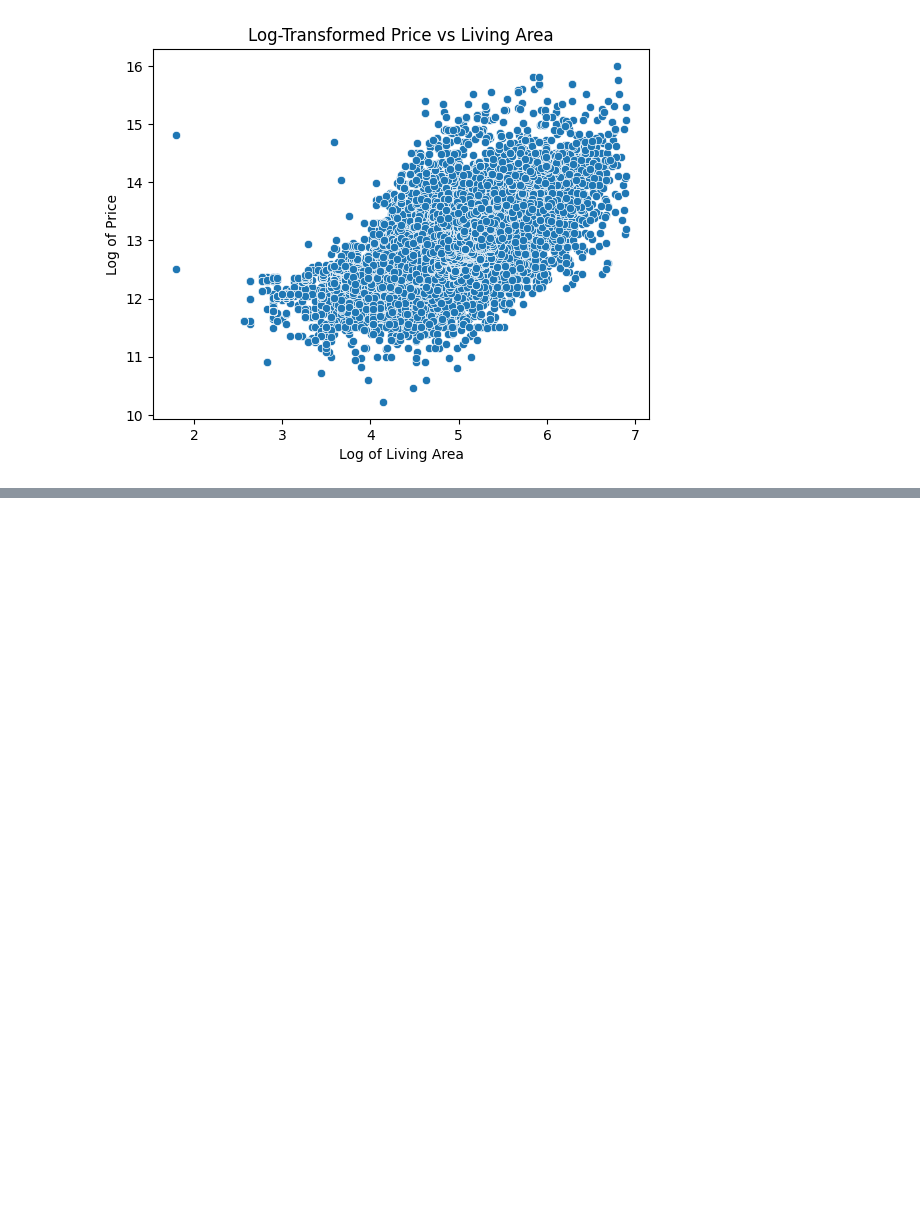
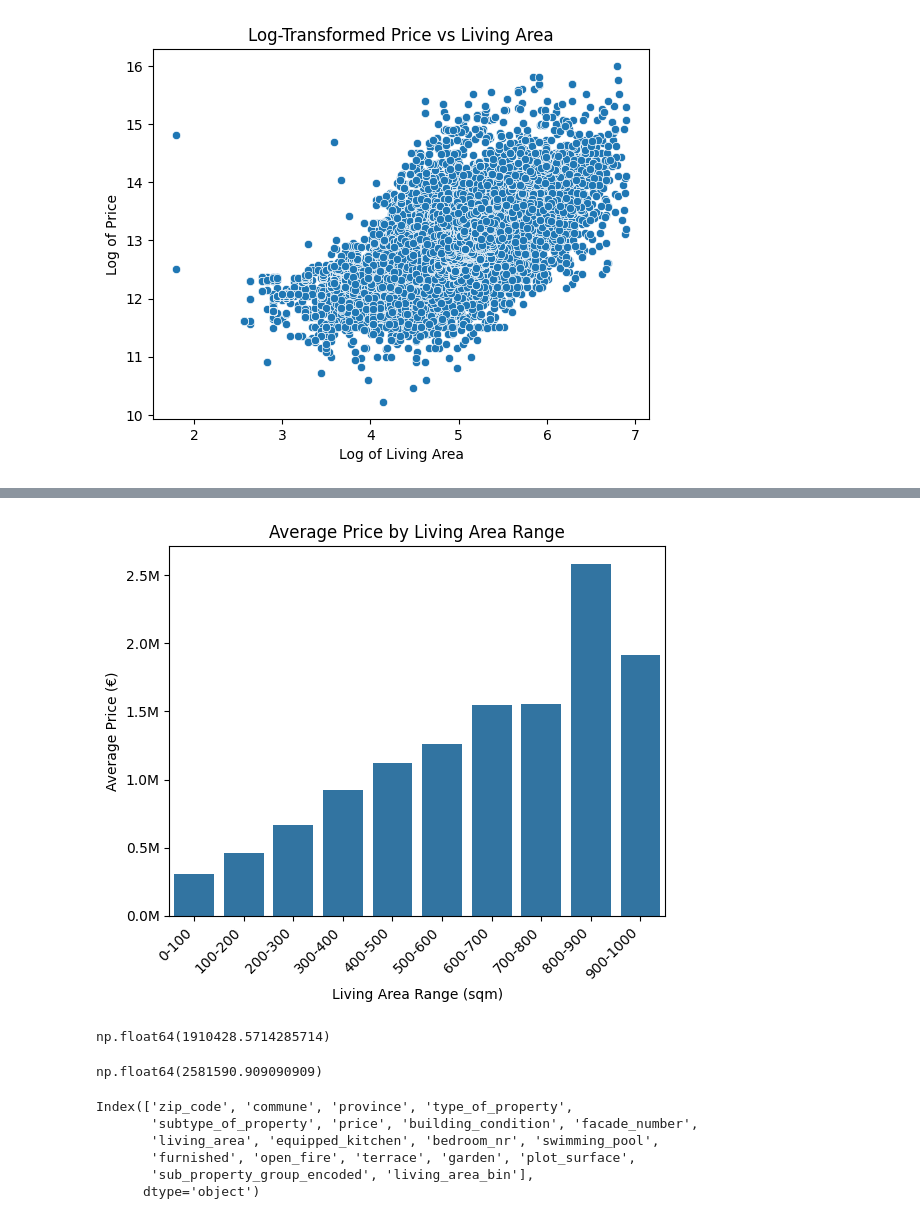
Before and after one commit to Alkszo/immo_eliza_analysis, a Jupyter notebook: notebooks/Miriam-notebook.ipynb, the cells around one changed output, grey strips where cells are left out. Cells and saved outputs as stored; diff of their text form; code cells hidden in the pictures; blank space fills up the shorter version.

```diff
--- a/notebooks/Miriam-notebook.ipynb
+++ b/notebooks/Miriam-notebook.ipynb
@@ -490,0 +486,44 @@ plt.show()
+# %%
+import matplotlib.ticker as mtick
+
+bins = [0, 100, 200, 300, 400, 500, 600, 700, 800, 900, 1000]  # Adjust based on your data
+labels = ["0-100", "100-200", "200-300", "300-400", "400-500", "500-600", "600-700", "700-800", "800-900", "900-1000"]
+
+dfc["living_area_bin"] = pd.cut(dfc["living_area"], bins=bins, labels=labels)
+
+# Aggregate and plot
+agg_data = dfc.groupby("living_area_bin")["price"].mean().reset_index()
+sns.barplot(x="living_area_bin", y="price", data=agg_data)
+plt.gca().yaxis.set_major_formatter(mtick.FuncFormatter(lambda x, _: f"{round(float(x / 1_000_000), 2)}M"))
+plt.xticks(rotation=45, ha="right")
+plt.title("Average Price by Living Area Range")
+plt.xlabel("Living Area Range (sqm)")
+plt.ylabel("Average Price (€)")
+plt.show()
+# %% [output]
+[figure, added]
+# %%
+# Check price average
+
+filtered_df = dfc[(dfc["living_area"] > 900) & (dfc["living_area"] <= 1000)]
+
+avg_price = filtered_df["price"].mean()
+avg_price
+# %% [output]
+np.float64(1910428.5714285714)
+# %%
+filtered_df = dfc[(dfc["living_area"] > 800) & (dfc["living_area"] <= 900)]
+
+avg_price = filtered_df["price"].mean()
+avg_price
+# %% [output]
+np.float64(2581590.909090909)
+# %%
+dfc.columns
+# %% [output]
+Index(['zip_code', 'commune', 'province', 'type_of_property',
+       'subtype_of_property', 'price', 'building_condition', 'facade_number',
+       'living_area', 'equipped_kitchen', 'bedroom_nr', 'swimming_pool',
+       'furnished', 'open_fire', 'terrace', 'garden', 'plot_surface',
+       'sub_property_group_encoded', 'living_area_bin'],
+      dtype='object')
```
Also changed, not shown: parts of 38 cells of this notebook.
